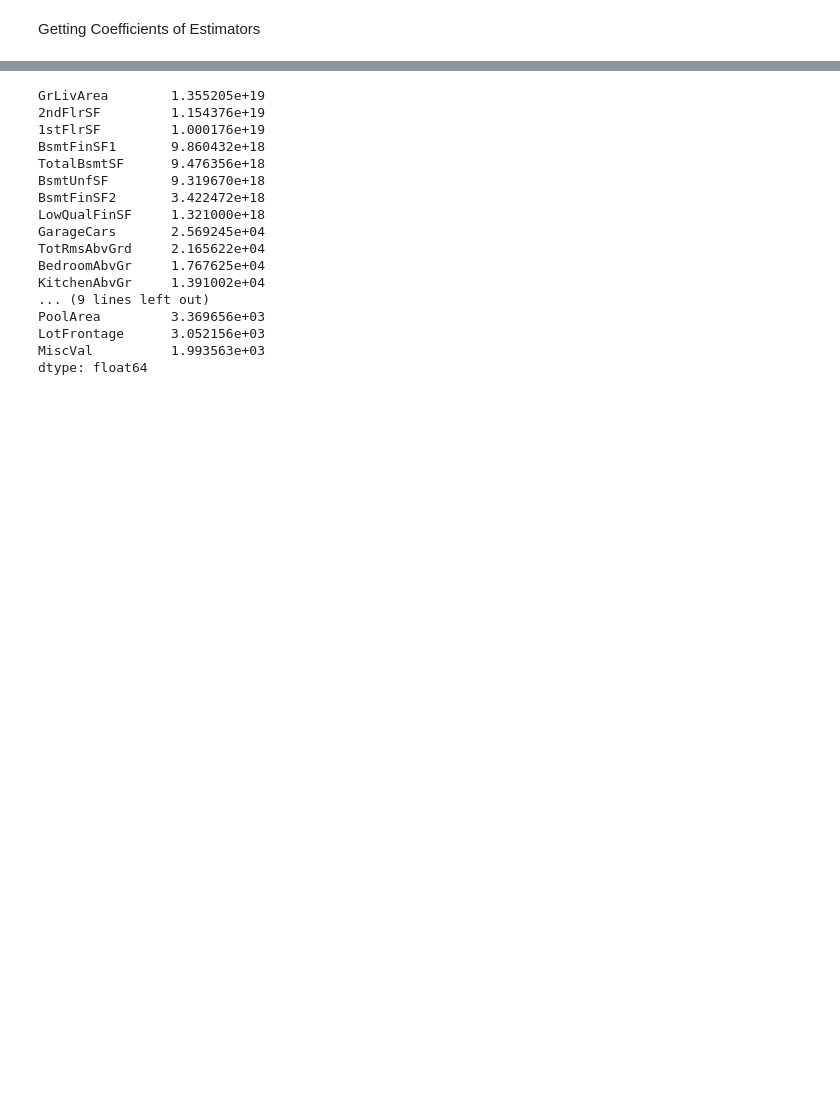
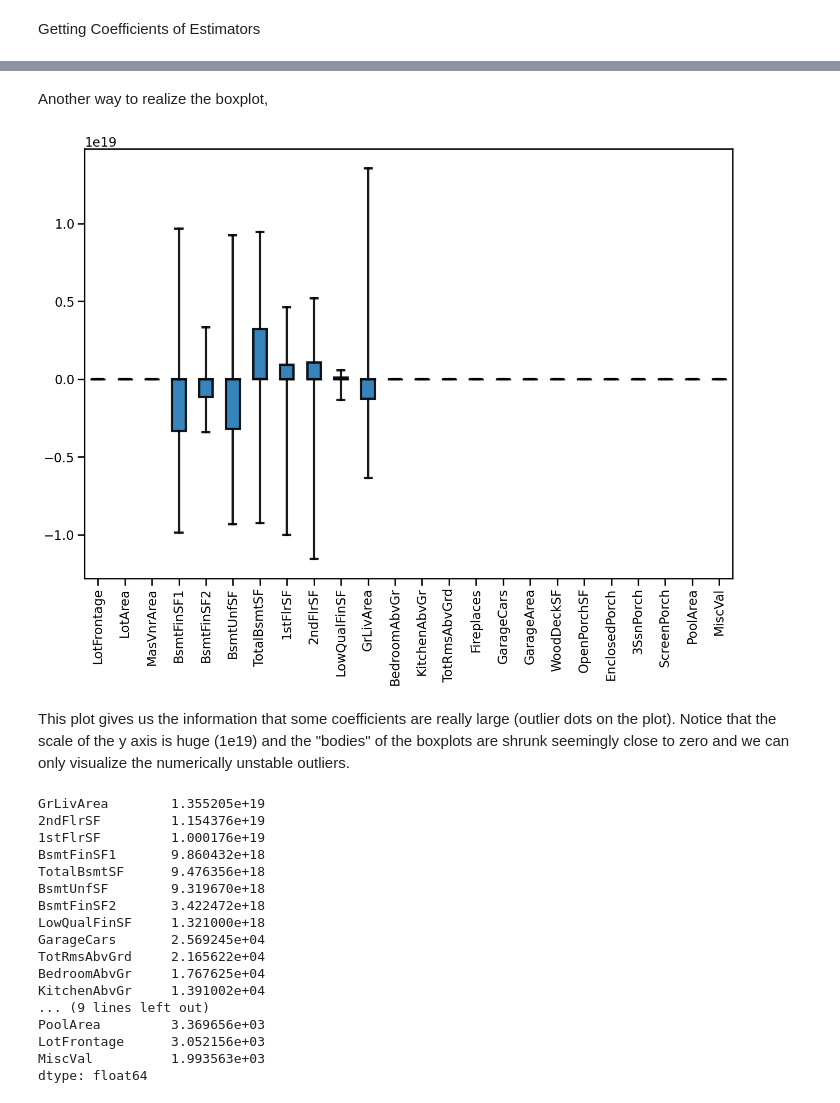
Before and after one commit to royaad/INRIA-ML-scikit-learn, a Jupyter notebook: Module 4/441_linear_models_questions.ipynb, the cells around one changed output, grey strips where cells are left out. Drawn from its saved outputs; the diff is of its cells as text; code cells hidden in the pictures; blank space fills up the shorter version.

```diff
--- a/Module 4/441_linear_models_questions.ipynb
+++ b/Module 4/441_linear_models_questions.ipynb
@@ -68,3 +79,28 @@ _ = ax.set(
+# %% [markdown]
+Another way to realize the boxplot,
+# %%
+import seaborn as sns
+
+sns.set_context("talk")
+# Define the style of the box style
+boxplot_property = {
+    "vert": True,
+    "whis": 100,
+    "patch_artist": True,
+    "widths": 0.5,
+    "rot": 90,
+    "boxprops": dict(linewidth=3, color="black", alpha=0.9),
+    "medianprops": dict(linewidth=2.5, color="black", alpha=0.9),
+    "whiskerprops": dict(linewidth=3, color="black", alpha=0.9),
+    "capprops": dict(linewidth=3, color="black", alpha=0.9),
+}
+
+_, ax = plt.subplots(figsize=(15, 10))
+_ = weights_ridge_scaled_data.plot.box(**boxplot_property, ax=ax)
+# %% [output]
+[figure, added]
+# %% [markdown]
+This plot gives us the information that some coefficients are really large (outlier dots on the plot). Notice that the scale of the y axis is huge (1e19) and the "bodies" of the boxplots are shrunk seemingly close to zero and we can only visualize the numerically unstable outliers.
 # %%
 weights_ridge_scaled_data.abs().max(axis=0).sort_values(ascending=False)
 # %% [output]
```
Also changed, not shown: parts of 24 cells of this notebook, 1 other file.
